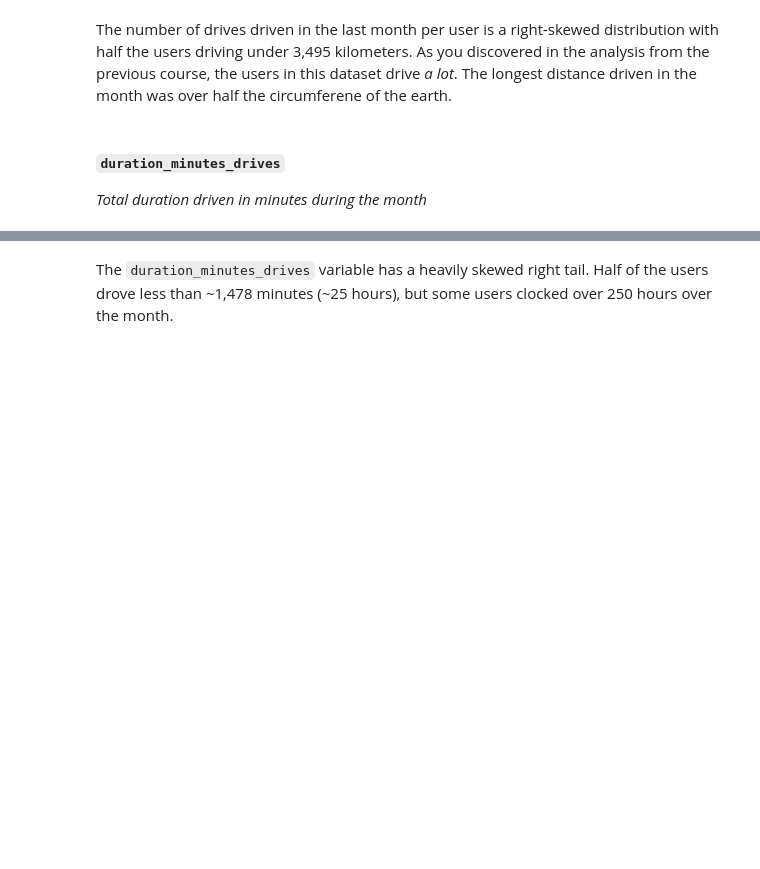
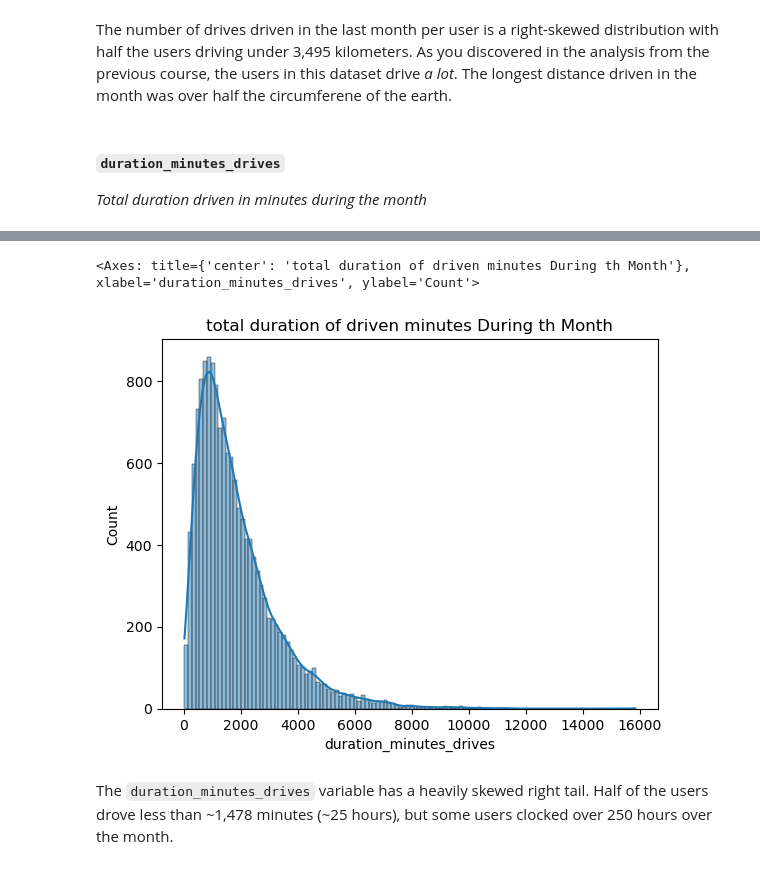
Before and after one commit to Fatima-Arain206/Google-Data-Analytics-Portfolio-Projects., a Jupyter notebook: 03-Waze_User_Churn_Analysis/Activity_Course 3 Waze project lab-checkpoint.ipynb, the cells around one changed output, grey strips where cells are left out. Drawn from its saved outputs; the diff is of its cells as text; code cells hidden in the pictures; blank space fills up the shorter version.

```diff
--- a/03-Waze_User_Churn_Analysis/Activity_Course 3 Waze project lab-checkpoint.ipynb
+++ b/03-Waze_User_Churn_Analysis/Activity_Course 3 Waze project lab-checkpoint.ipynb
@@ -344,3 +345,11 @@ plt.title('total duration of driven minutes During th Month')
+# %%
+# Histogram
+### YOUR CODE HERE ###
+plt.title('total duration of driven minutes During th Month')
+sb.histplot(x= df['duration_minutes_drives'], bins=120, kde = True)
+# %% [output]
+<Axes: title={'center': 'total duration of driven minutes During th Month'}, xlabel='duration_minutes_drives', ylabel='Count'>
+[figure, added]
 # %% [markdown]
 The `duration_minutes_drives` variable has a heavily skewed right tail. Half of the users drove less than \~1,478 minutes (\~25 hours), but some users clocked over 250 hours over the month.
 # %% [markdown]
```
Also changed, not shown: parts of 7 cells of this notebook, 1 other file.
